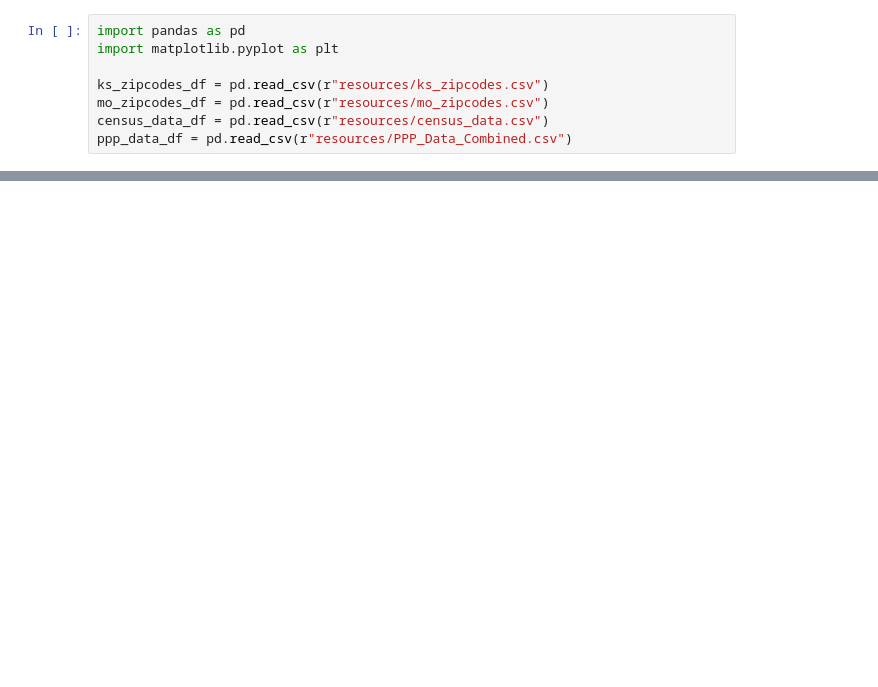
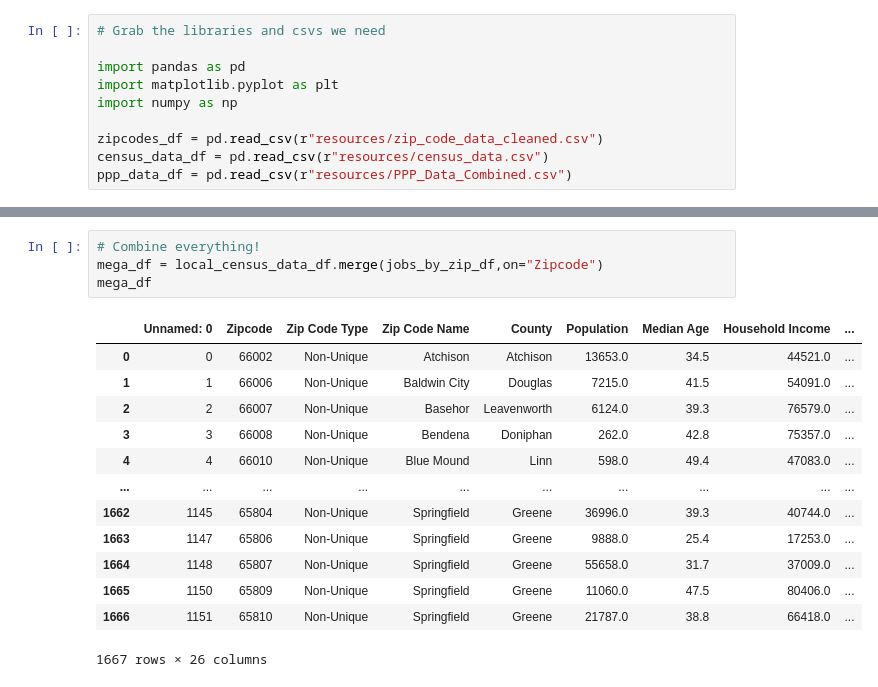
Before and after one commit to grecia1534/Project-1-KU-DATA, a Jupyter notebook: Project_Kevin.ipynb, the cells around one changed output, grey strips where cells are left out. Drawn from its saved outputs; the diff is of its cells as text; blank space fills up the shorter version.

```diff
--- a/Project_Kevin.ipynb
+++ b/Project_Kevin.ipynb
@@ -1,8 +1,10 @@
 # %%
+# Grab the libraries and csvs we need
+
 import pandas as pd
 import matplotlib.pyplot as plt
+import numpy as np
 
-ks_zipcodes_df = pd.read_csv(r"resources/ks_zipcodes.csv")
-mo_zipcodes_df = pd.read_csv(r"resources/mo_zipcodes.csv")
+zipcodes_df = pd.read_csv(r"resources/zip_code_data_cleaned.csv")
 census_data_df = pd.read_csv(r"resources/census_data.csv")
 ppp_data_df = pd.read_csv(r"resources/PPP_Data_Combined.csv")
@@ -20 +65,19 @@ ppp_data_clean_df.head()
+# %%
+# Combine everything!
+mega_df = local_census_data_df.merge(jobs_by_zip_df,on="Zipcode")
+mega_df
+# %% [output]
+|  | Unnamed: 0 | Zipcode | Zip Code Type | Zip Code Name | County | Population | Median Age | Household Income | ... |
+| 0 | 0 | 66002 | Non-Unique | Atchison | Atchison | 13653.0 | 34.5 | 44521.0 | ... |
+| 1 | 1 | 66006 | Non-Unique | Baldwin City | Douglas | 7215.0 | 41.5 | 54091.0 | ... |
+| 2 | 2 | 66007 | Non-Unique | Basehor | Leavenworth | 6124.0 | 39.3 | 76579.0 | ... |
+| 3 | 3 | 66008 | Non-Unique | Bendena | Doniphan | 262.0 | 42.8 | 75357.0 | ... |
+| 4 | 4 | 66010 | Non-Unique | Blue Mound | Linn | 598.0 | 49.4 | 47083.0 | ... |
+| ... | ... | ... | ... | ... | ... | ... | ... | ... | ... |
+| 1662 | 1145 | 65804 | Non-Unique | Springfield | Greene | 36996.0 | 39.3 | 40744.0 | ... |
+| 1663 | 1147 | 65806 | Non-Unique | Springfield | Greene | 9888.0 | 25.4 | 17253.0 | ... |
+| 1664 | 1148 | 65807 | Non-Unique | Springfield | Greene | 55658.0 | 31.7 | 37009.0 | ... |
+| 1665 | 1150 | 65809 | Non-Unique | Springfield | Greene | 11060.0 | 47.5 | 80406.0 | ... |
+| 1666 | 1151 | 65810 | Non-Unique | Springfield | Greene | 21787.0 | 38.8 | 66418.0 | ... |
+1667 rows × 26 columns
 # %%
```
Also changed, not shown: parts of 11 cells of this notebook, 1 other file.
